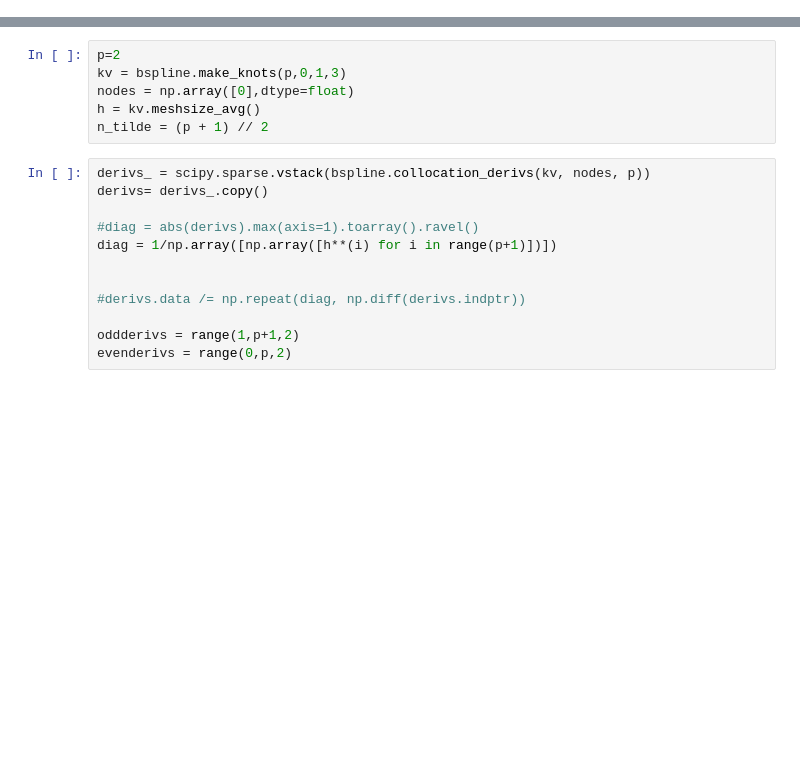
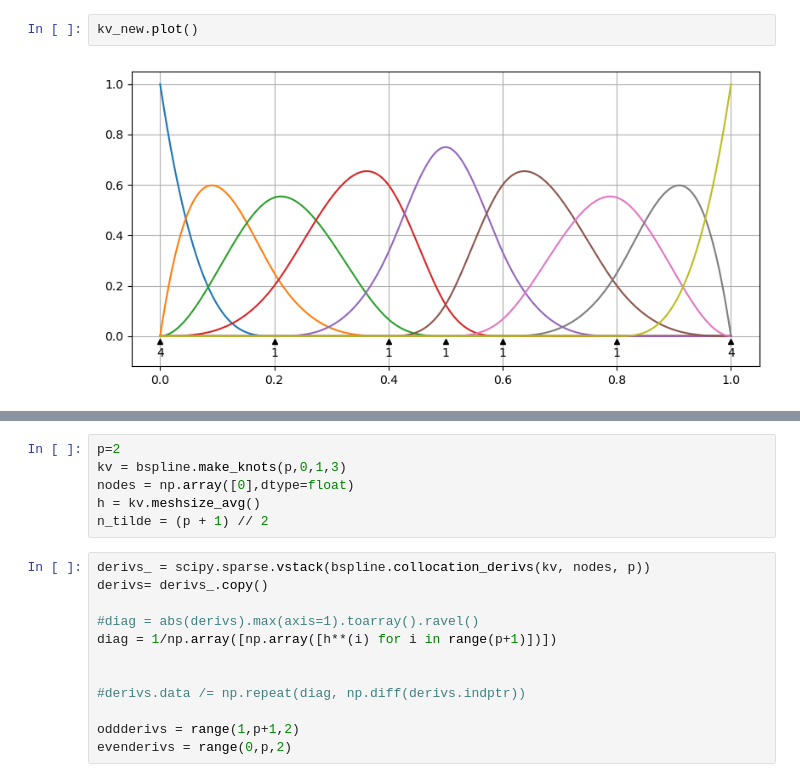
Before and after one commit to c-f-h/pyiga, a Jupyter notebook: notebooks/TestBasis.ipynb, the cells around one changed output, grey strips where cells are left out. Cells and saved outputs as stored; diff of their text form; blank space fills up the shorter version.

```diff
--- a/notebooks/TestBasis.ipynb
+++ b/notebooks/TestBasis.ipynb
@@ -20,0 +34,4 @@ np.set_printoptions(formatter={'float_kind':"{:.3f}".format})
+# %%
+kv_new.plot()
+# %% [output]
+[figure, added]
```
Also changed, not shown: parts of 47 cells of this notebook, 8 other files.
